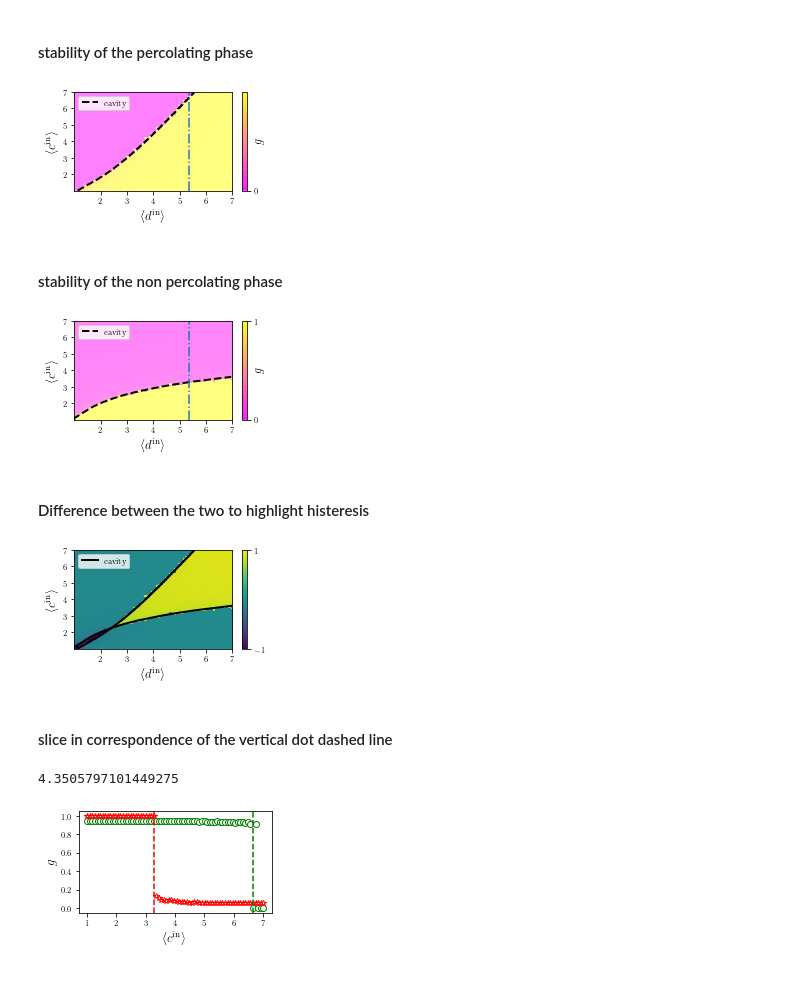
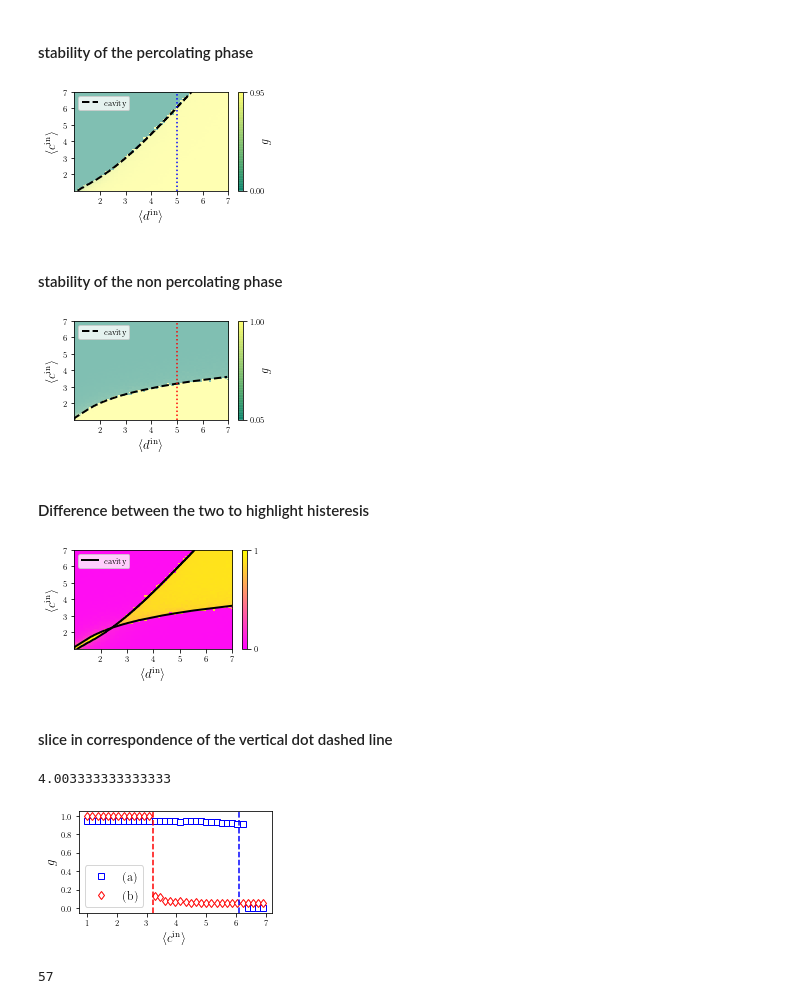
Before and after one commit to g-torr/percolation-grn, a Jupyter notebook: Section-4/single-instance/non_linear.ipynb, the cells around one changed output. Drawn from its saved outputs; the diff is of its cells as text; code cells hidden in the pictures.

```diff
--- a/Section-4/single-instance/non_linear.ipynb
+++ b/Section-4/single-instance/non_linear.ipynb
@@ -95,38 +95,38 @@ alpha=N2/N1
 # %%
 latexify.latexify(columns=2)
 
-cmap="spring"
+cmap="summer"
 
 imshow(data_on[:,:,0],extent=(cs[0]+1,cs[-1]+1,ds[0]+1,ds[-1]+1),origin="lower", aspect="auto",cmap=cmap,alpha=0.5)
 c_thr_on,d_thr_on = on.get_transition_line()#extract macroscopic cavity transition line
 plot(c_thr_on+1,1+d_thr_on,'k--',lw=2,label="cavity")
 
 
 cbar=colorbar(cmap=cmap)
 #cbar.ax.set_ylabel('Average gene activation', rotation=270)
 ylim(ds[0]+1,ds[-1]+1)
 
 
 
 
 xlabel("$\\langle d^{\mathrm{in}} \\rangle$",fontsize=13)
 ylabel("$\\langle c^{\mathrm{in}} \\rangle$",fontsize=13)
 legend()
 
 cbar.set_label("$g$",rotation=90,fontsize=12,labelpad=-5)
-cbar.set_ticks([0,1])
+cbar.set_ticks([0,np.max(data_on[:,:,0])])
 cbar.patch.set_facecolor("none")
-i=50
-axvline(cs[i]+1,ls="-.")
+i=np.argmin(abs(ds -4))
+axvline(cs[i]+1,ls=":",color = 'blue')
 tight_layout()
-savefig("TF_on.pdf")
+#savefig("TF_on.pdf")
 # %% [output]
-[figure, old version]
+[figure, new version]
 # %% [markdown]
 #### stability of the non percolating phase
 # %%
 c_thr_off,d_thr_off = off.get_transition_line()
-imshow(data_off[:,:,0],extent=(cs[0]+1,cs[-1]+1,ds[0]+1,ds[-1]+1),origin="lower", aspect="auto",cmap="spring",vmin=0,vmax=1,alpha=0.5)
+imshow(data_off[:,:,0],extent=(cs[0]+1,cs[-1]+1,ds[0]+1,ds[-1]+1),origin="lower", aspect="auto",cmap=cmap,alpha=0.5)
 
 ylim(ds[0]+1,ds[-1]+1)
 
@@ -136,19 +136,19 @@ xlabel("$\\langle d^{\mathrm{in}} \\rangle$",fontsize=13)
 ylabel("$\\langle c^{\mathrm{in}} \\rangle$",fontsize=13)
 cbar=colorbar()
 cbar.set_label("$g$",rotation=90,fontsize=12,labelpad=-5)
-cbar.set_ticks([0,1])
-axvline(cs[i]+1,ls="-.")
+cbar.set_ticks([np.min(data_off[:,:,0][:]),1])
+axvline(cs[i]+1,ls=":",color = 'r')
 legend()
 tight_layout()
-savefig("TF_off.pdf")
+#savefig("TF_off.pdf")
 # %% [output]
-[figure, old version]
+[figure, new version]
 # %% [markdown]
 #### Difference between the two to highlight histeresis
 # %%
 #figure(figsize=(4,3))
 #title("Gene expr. level,RC initially on - off ")
-imshow(data_on[:,:,0]-data_off[:,:,0],extent=(cs[0]+1,cs[-1]+1,ds[0]+1,ds[-1]+1),origin="lower", aspect="auto",vmin=-1,vmax=1)
+imshow(np.abs(data_on[:,:,0]-data_off[:,:,0]),extent=(cs[0]+1,cs[-1]+1,ds[0]+1,ds[-1]+1),origin="lower", aspect="auto",vmin = 0,vmax = 1,cmap = 'spring')
 
 #plot(cs+1,1+(1-alpha)*where(alpha<1,1,0)+alpha *log(1 + cs*alpha))# for d larger then this,the histeresys begins
 #plot(cs+1,1+(-1 +exp(cs*alpha) )*alpha+(alpha-1)*where(alpha<1,1,0)) # for d larger then this, the histeresys terminate
@@ -160,26 +160,31 @@ plot(c_thr_off+1,d_thr_off+1,"-k",lw=2,label="cavity")
 legend()
 cbar=colorbar()
 #cbar.set_label("$g_{on}-g_{off}$",rotation=90,fontsize=12,labelpad=-15)
-cbar.set_ticks([-1,1])
+cbar.set_ticks([0,1])
 tight_layout()
 savefig("histeresys.pdf")
 # %% [output]
-[figure, old version]
+[figure, new version]
 # %% [markdown]
 #### slice in correspondence of the vertical dot dashed line
 # %%
 
-plot(ds+1,data_on[:,i,0],"o",c="g",mfc="w",label="perc.")
-plot(ds+1,data_off[:,i,0],"*",c="r",mfc="w",label="non-perc.")
+plot(ds[::2]+1,data_on[:,i,0][::2],"s",c="b",mfc="w",label="(a)")
+plot(ds[::2]+1,data_off[:,i,0][::2],"d",c="r",mfc="w",label="(b)")
 
-axvline(d_thr_on[argmin((c_thr_on-cs[i])**2)]+1,c="g",ls="--")
+axvline(d_thr_on[argmin((c_thr_on-cs[i])**2)]+1,c="b",ls="--")
 axvline(d_thr_off[argmin((c_thr_off-cs[i])**2)]+1,c="r",ls="--")
 print(cs[i])
 #legend(fontsize=12)
 xlabel('$\\langle c ^\mathrm{in}\\rangle$',fontsize=13)
 ylabel("$g$",fontsize=13)
+plt.legend(fontsize = 12)
 tight_layout()
 #savefig("slice.pdf")
 # %% [output]
-4.3505797101449275
+4.003333333333333
-[figure, old version]
+[figure, new version]
+# %%
+argmin(abs(ds -5))
+# %% [output]
+57
```
Also changed, not shown: parts of 3 cells of this notebook, 43 other files.
